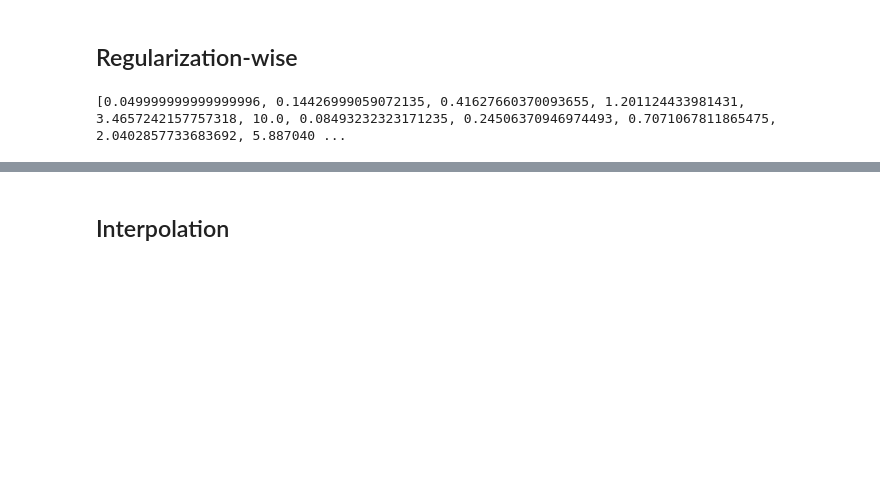
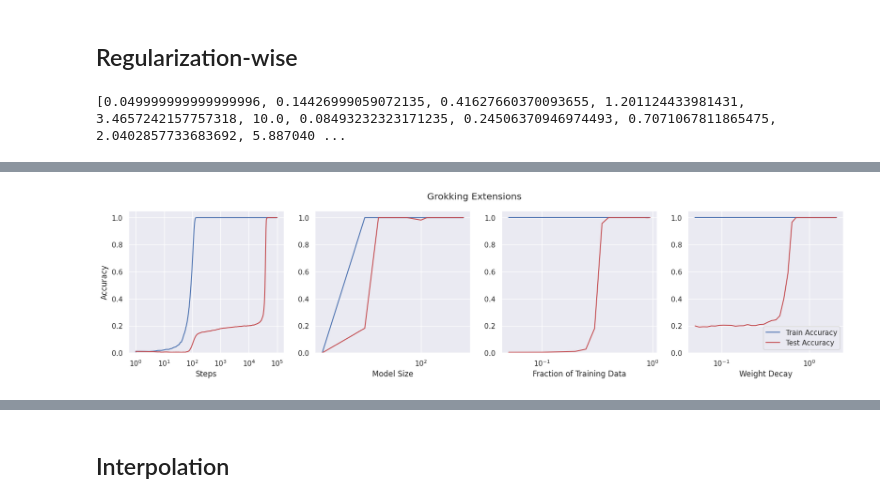
Before and after one commit to jqhoogland/pattern-learning, a Jupyter notebook: unifying/unifying.ipynb, the cells around one changed output, grey strips where cells are left out. Cells and saved outputs as stored; diff of their text form; code cells hidden in the pictures; blank space fills up the shorter version.

```diff
--- a/unifying/unifying.ipynb
+++ b/unifying/unifying.ipynb
@@ -426,0 +649,35 @@ def plot(df: pd.DataFrame, smooth: Union[bool, float]=False, log_loss=True, cmap
+# %%
+# Plot the 1x4 grid
+
+fig, axes = plt.subplots(nrows=1, ncols=4, figsize=(20, 4))
+
+blue, red = sns.color_palette()[0], sns.color_palette()[3]
+
+titles = ["Epoch-wise", "Model-wise", "Sample-wise", "Regularization-wise"]
+xlabels = ["Steps", "Model Size", "Fraction of Training Data", "Weight Decay"]
+ylabels = ["Accuracy", "", "", ""]
+data = [(steps, ew_slice), (d_model_vals, mw_slice), (frac_train_vals, sw_slice), (wd_vals, rw_slice)]
+
+for ax, title, xlabel, ylabel, (x, y) in zip(axes, titles, xlabels, ylabels, data):
+
+    ax.set_ylim(0., 1.05)
+    ax.set_xlabel(xlabel)
+    ax.set_ylabel(ylabel)
+
+    ax.plot(x, y["train/acc"], label="Train Accuracy", color=blue)
+    ax.plot(x, y["test/acc"], label="Test Accuracy", color=red)
+
+axes[0].set_xscale('log')
+axes[1].set_xscale('log')
+axes[2].set_xscale('log')
+axes[3].set_xscale('log')
+
+# Add a legend at the bottom of all the plots (to be shared)
+# axes[0].legend(loc='upper center', bbox_to_anchor=(2.25, -0.3), fancybox=False, shadow=False, ncol=2)
+# axes[3].legend(loc='upper center', bbox_to_anchor=(0.5, -0.2), fancybox=False, shadow=False, ncol=2)
+axes[3].legend()
+
+fig.suptitle("Grokking Extensions")
+fig.savefig("../figures/grokking_extensions.pdf", bbox_inches='tight')
+# %% [output]
+[figure, added]
```
Also changed, not shown: parts of 30 cells of this notebook, 26 other files.
